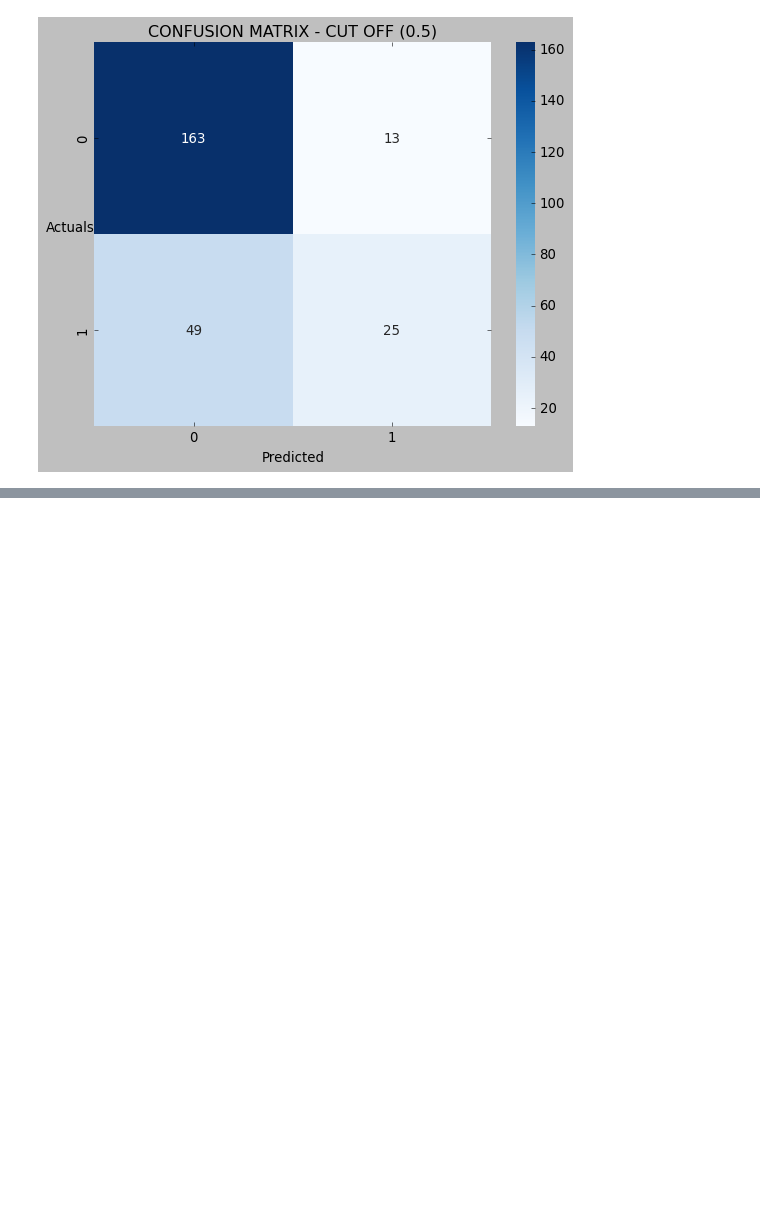
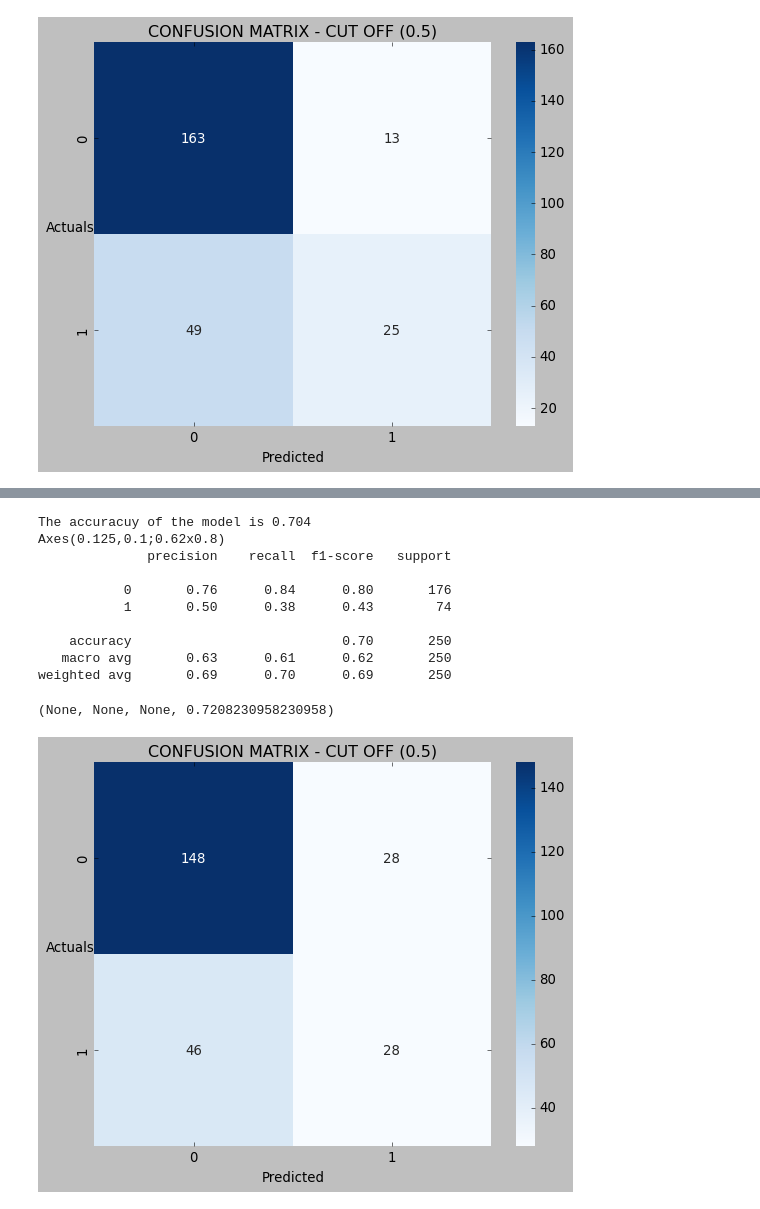
Before and after one commit to HitenDewangan/DataScience-AIML, a Jupyter notebook: Machine Learning/DecisionTree.ipynb, the cells around one changed output, grey strips where cells are left out. Cells and saved outputs as stored; diff of their text form; code cells hidden in the pictures; blank space fills up the shorter version.

```diff
--- a/Machine Learning/DecisionTree.ipynb
+++ b/Machine Learning/DecisionTree.ipynb
@@ -429,0 +457,15 @@ weighted avg       0.74      0.75      0.72       250
+# %%
+evaluate_test_model(dt_model_pru_2)
+# %% [output]
+The accuracuy of the model is 0.704
+Axes(0.125,0.1;0.62x0.8)
+              precision    recall  f1-score   support
+
+           0       0.76      0.84      0.80       176
+           1       0.50      0.38      0.43        74
+
+    accuracy                           0.70       250
+   macro avg       0.63      0.61      0.62       250
+weighted avg       0.69      0.70      0.69       250
+(None, None, None, 0.7208230958230958)
+[figure, added]
```
Also changed, not shown: parts of 9 cells of this notebook.
